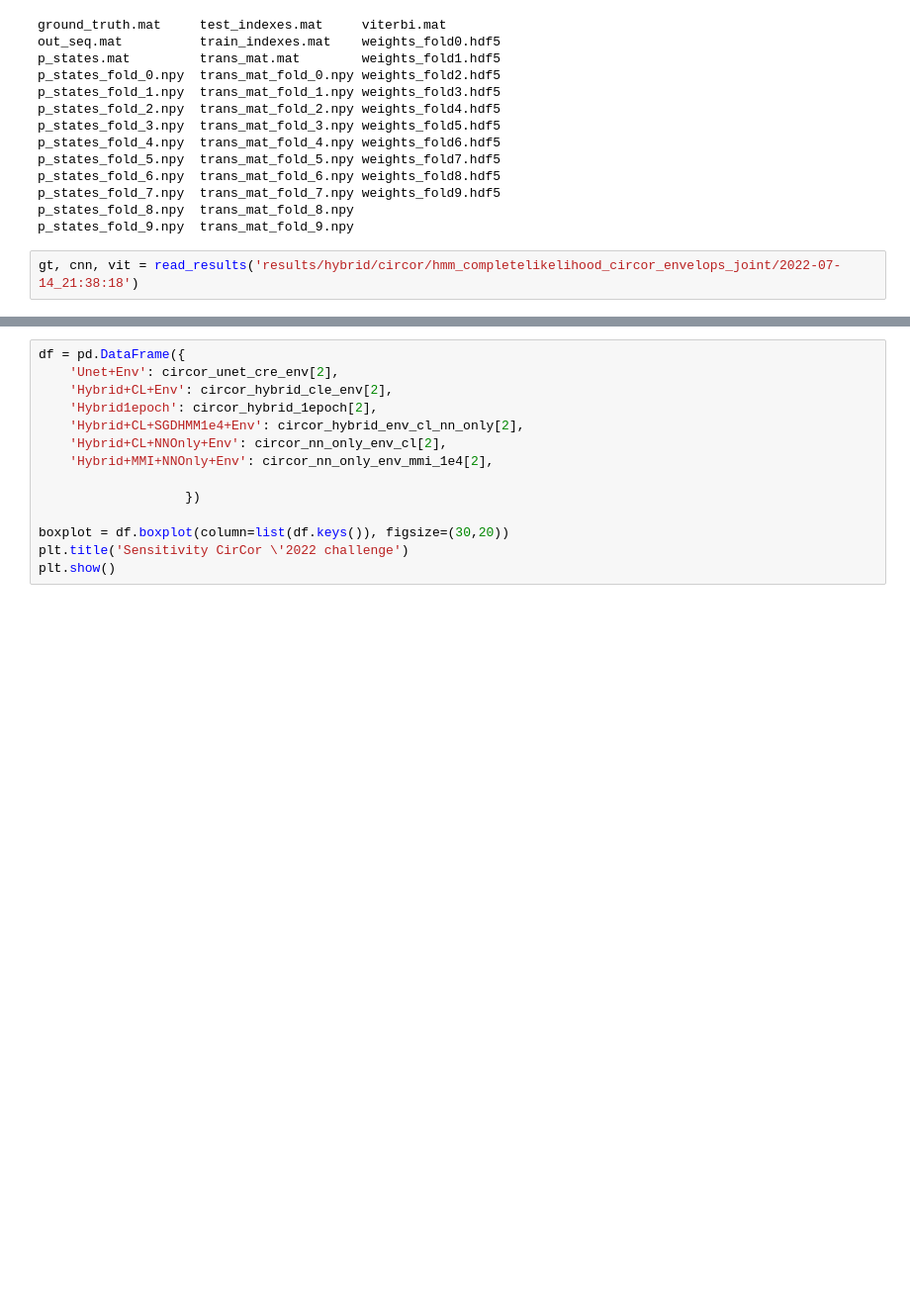
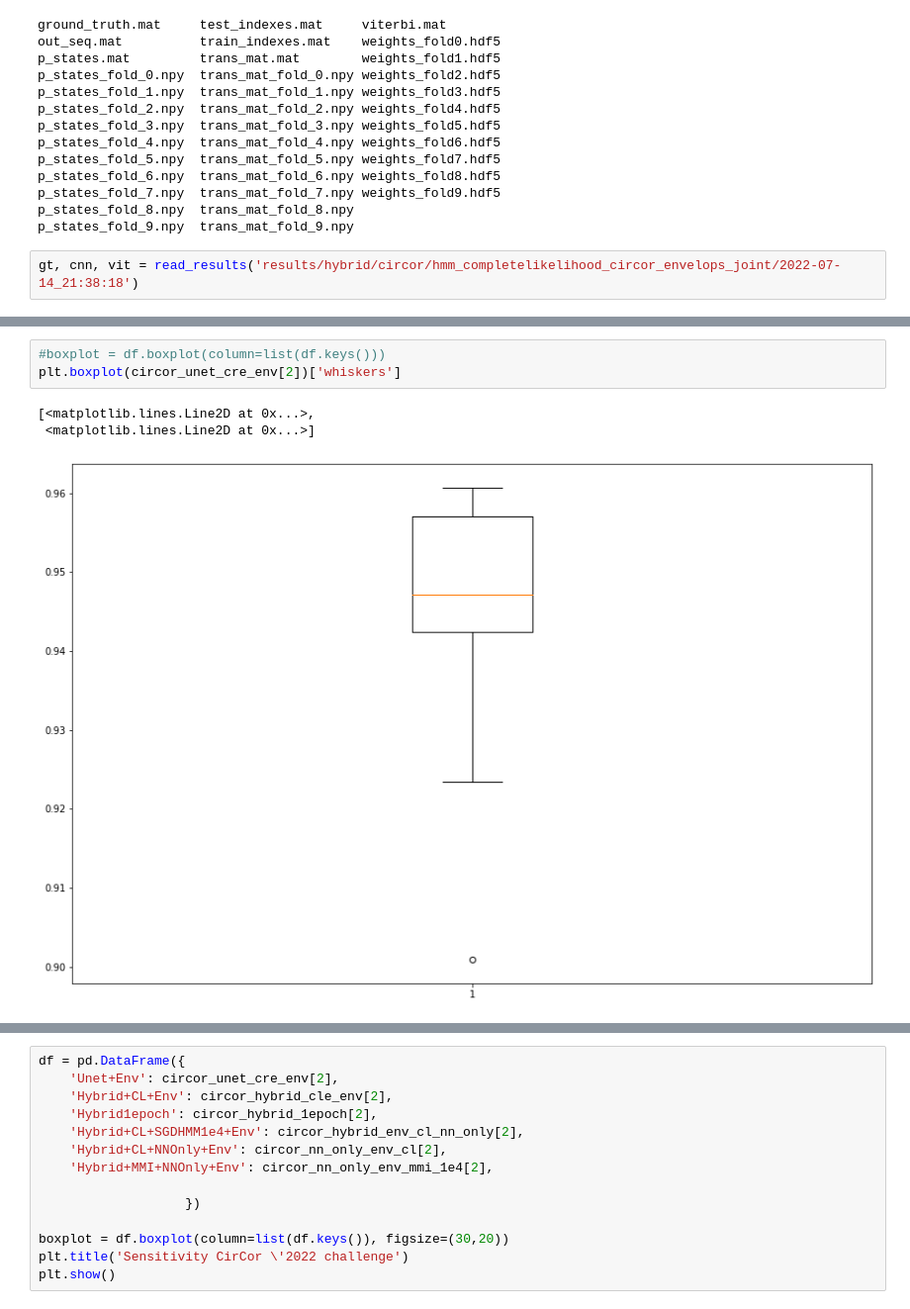
Before and after one commit to miguelmartins/hybrid-hmm, a Jupyter notebook: notebooks/physionet16_eval.ipynb, the cells around one changed output, grey strips where cells are left out. Shown at 99% size. Saved outputs shown, nothing was run; the diff lists cells and outputs as text; blank space fills up the shorter version.

```diff
--- a/notebooks/physionet16_eval.ipynb
+++ b/notebooks/physionet16_eval.ipynb
@@ -139,0 +220,7 @@ plt.show()
+# %%
+#boxplot = df.boxplot(column=list(df.keys()))
+plt.boxplot(circor_unet_cre_env[2])['whiskers']
+# %% [output]
+[<matplotlib.lines.Line2D at 0x...>,
+ <matplotlib.lines.Line2D at 0x...>]
+[figure, added]
```
Also changed, not shown: parts of 120 cells of this notebook.
